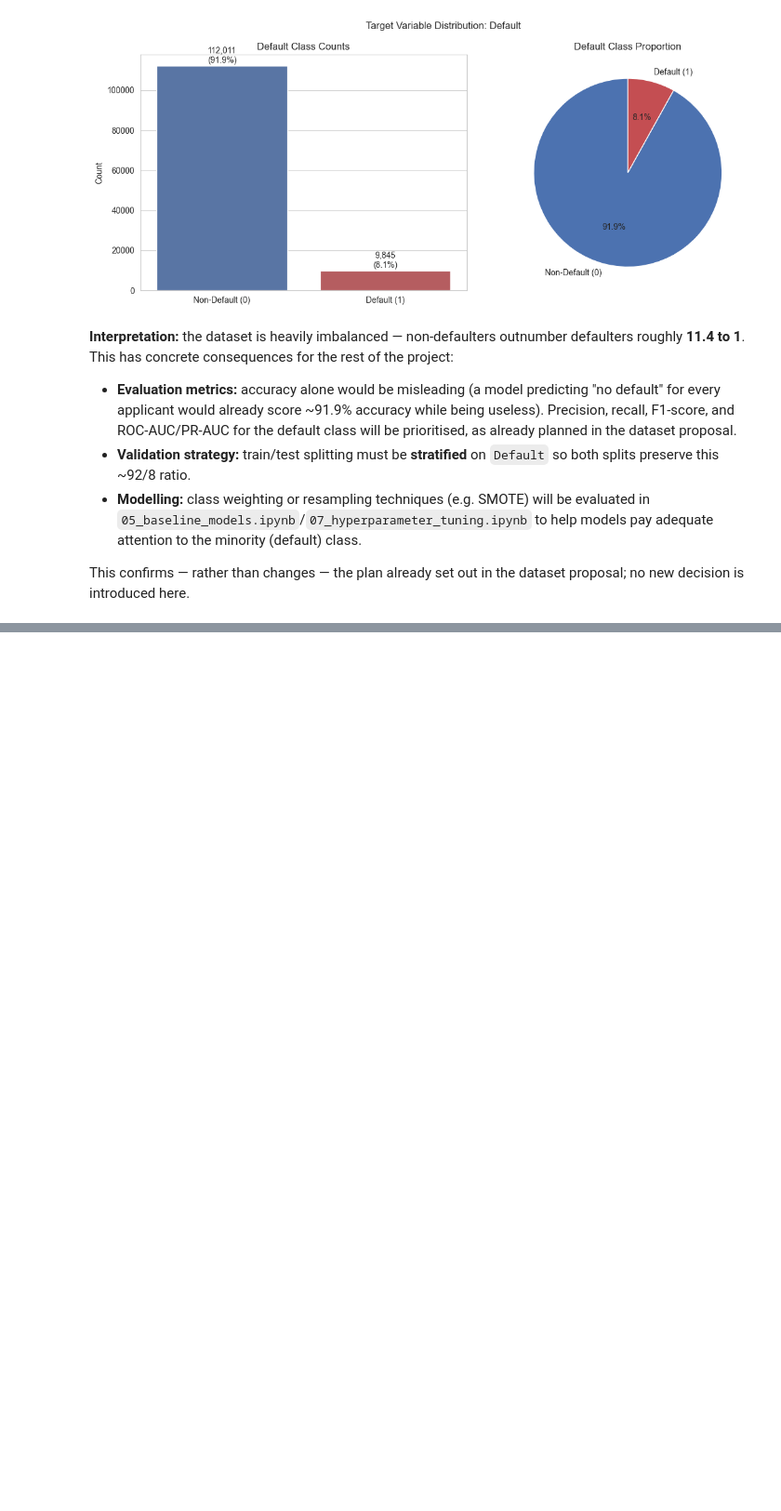
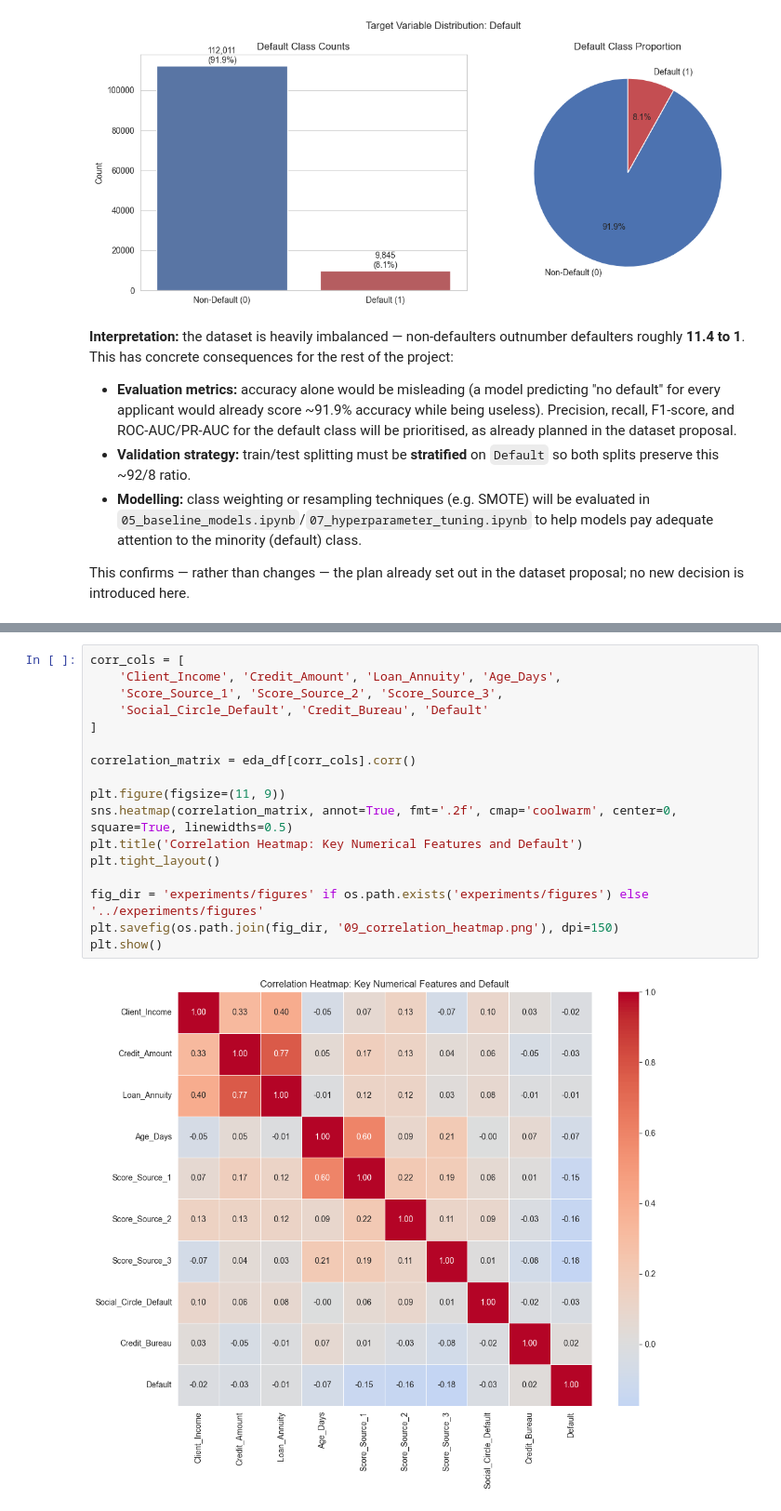
Before and after one commit to Pasiya990/FDM-AutoMobile_Loan_Default_Modelling, a Jupyter notebook: notebooks/02_eda.ipynb, the cells around one changed output, grey strips where cells are left out. Shown at 93% size. Drawn from its saved outputs; the diff is of its cells as text; blank space fills up the shorter version.

```diff
--- a/notebooks/02_eda.ipynb
+++ b/notebooks/02_eda.ipynb
@@ -612,0 +753,19 @@ This confirms — rather than changes — the plan already set out in the datase
+# %%
+corr_cols = [
+    'Client_Income', 'Credit_Amount', 'Loan_Annuity', 'Age_Days',
+    'Score_Source_1', 'Score_Source_2', 'Score_Source_3',
+    'Social_Circle_Default', 'Credit_Bureau', 'Default'
+]
+
+correlation_matrix = eda_df[corr_cols].corr()
+
+plt.figure(figsize=(11, 9))
+sns.heatmap(correlation_matrix, annot=True, fmt='.2f', cmap='coolwarm', center=0, square=True, linewidths=0.5)
+plt.title('Correlation Heatmap: Key Numerical Features and Default')
+plt.tight_layout()
+
+fig_dir = 'experiments/figures' if os.path.exists('experiments/figures') else '../experiments/figures'
+plt.savefig(os.path.join(fig_dir, '09_correlation_heatmap.png'), dpi=150)
+plt.show()
+# %% [output]
+[figure, added]
```
Also changed, not shown: parts of 15 cells of this notebook, 3 other files.
